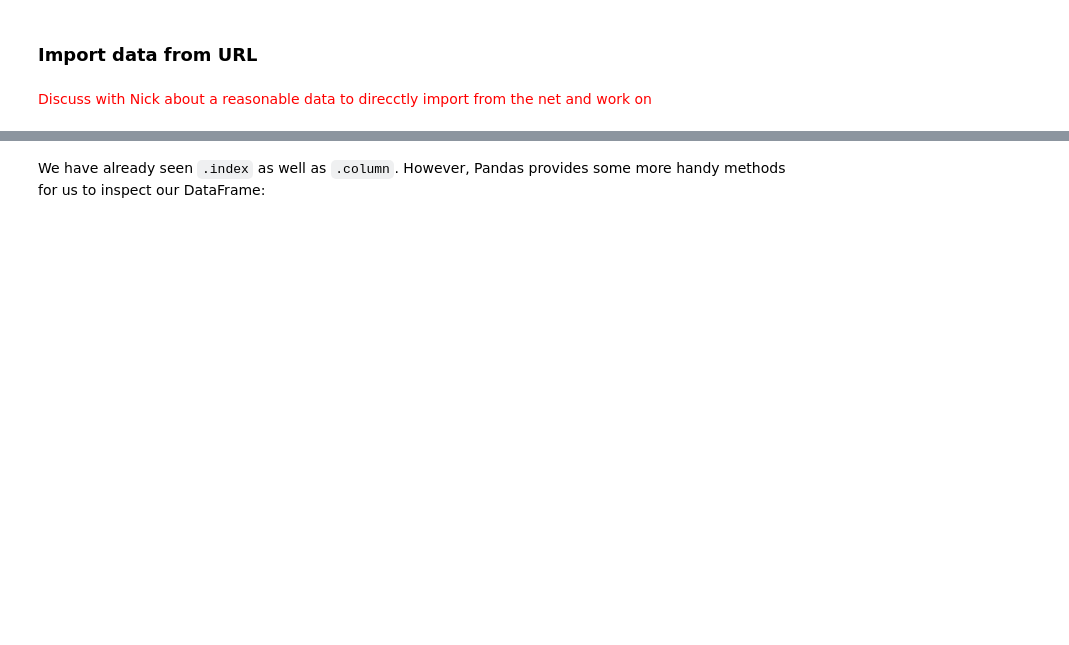
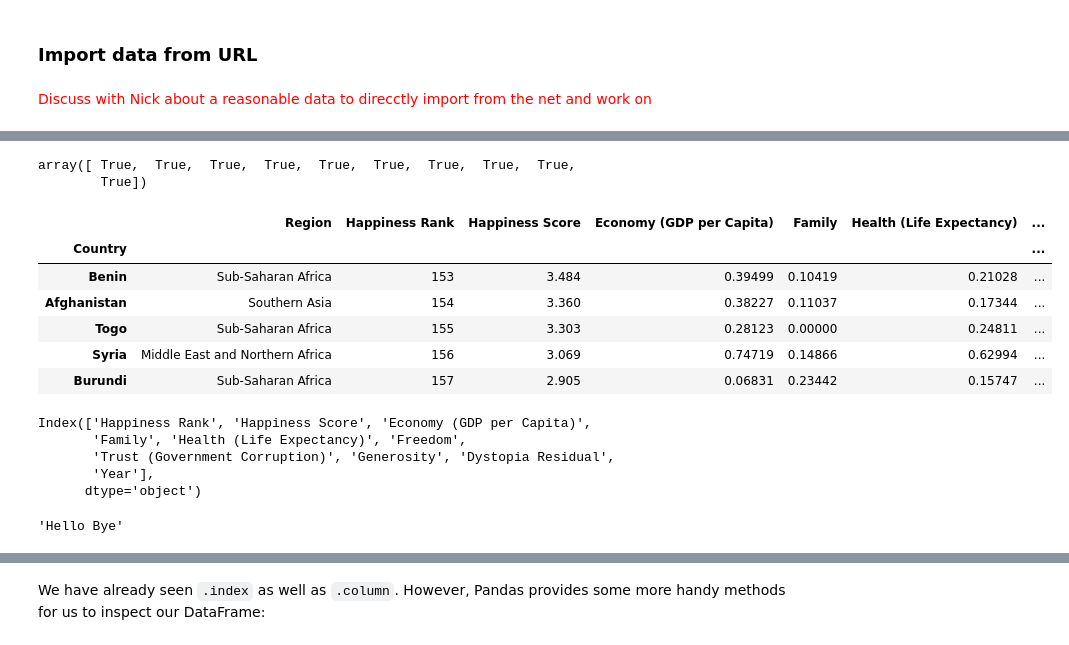
Before and after one commit to mohammadbashiri/MPI-python-workshop-march2019, a Jupyter notebook: Day3/Day3_session1_pandas.ipynb, the cells around one changed output, grey strips where cells are left out. Drawn from its saved outputs; the diff is of its cells as text; code cells hidden in the pictures; blank space fills up the shorter version.

Commit message:
processing the dataframes to create a good dataset for practicing

```diff
--- a/Day3/Day3_session1_pandas.ipynb
+++ b/Day3/Day3_session1_pandas.ipynb
@@ -257,0 +242,4 @@ dd.head()
+# %%
+df15.drop(columns='Standard Error', inplace=True)
+# %%
+df16.drop(columns=['Lower Confidence Interval', 'Upper Confidence Interval'], inplace=True)
@@ -257,0 +248,20 @@ dd.head()
+# %%
+df15.columns.isin(df16.columns)
+# %% [output]
+array([ True,  True,  True,  True,  True,  True,  True,  True,  True,
+        True])
+# %%
+df15['Year'] = 2015
+df16['Year'] = 2016
+# %%
+df = pd.concat([df15, df16])
+# %%
+df.tail()
+# %% [output]
+|  | Region | Happiness Rank | Happiness Score | Economy (GDP per Capita) | Family | Health (Life Expectancy) | ... |
+| Country |  |  |  |  |  |  | ... |
+| Benin | Sub-Saharan Africa | 153 | 3.484 | 0.39499 | 0.10419 | 0.21028 | ... |
+| Afghanistan | Southern Asia | 154 | 3.360 | 0.38227 | 0.11037 | 0.17344 | ... |
+| Togo | Sub-Saharan Africa | 155 | 3.303 | 0.28123 | 0.00000 | 0.24811 | ... |
+| Syria | Middle East and Northern Africa | 156 | 3.069 | 0.74719 | 0.14866 | 0.62994 | ... |
+| Burundi | Sub-Saharan Africa | 157 | 2.905 | 0.06831 | 0.23442 | 0.15747 | ... |
@@ -257,0 +270,8 @@ dd.head()
+# %%
+df.columns
+# %% [output]
+Index(['Happiness Rank', 'Happiness Score', 'Economy (GDP per Capita)',
+       'Family', 'Health (Life Expectancy)', 'Freedom',
+       'Trust (Government Corruption)', 'Generosity', 'Dystopia Residual',
+       'Year'],
+      dtype='object')
@@ -257,0 +280,4 @@ dd.head()
+# %%
+" ".join(['Hello', 'Bye'])
+# %% [output]
+'Hello Bye'
```
Also changed, not shown: parts of 31 cells of this notebook, 6 other files.
